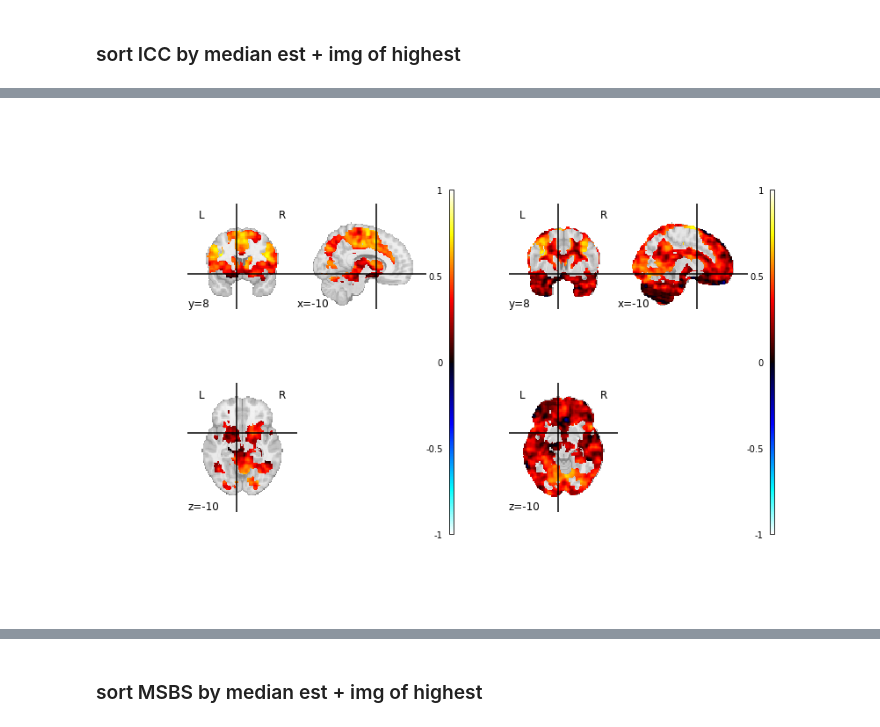
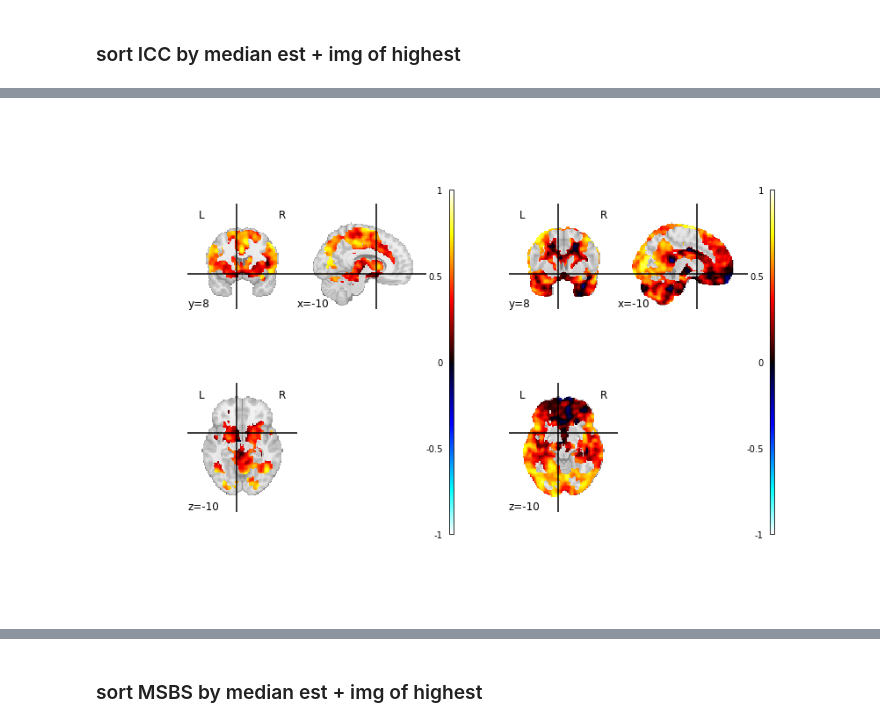
Before and after one commit to demidenm/Multiverse_Reliability, a Jupyter notebook: Stage2_Code/sherlock_session-analyses.ipynb, the cells around one changed output, grey strips where cells are left out. Cells and saved outputs as stored; diff of their text form; code cells hidden in the pictures.

```diff
--- a/Stage2_Code/sherlock_session-analyses.ipynb
+++ b/Stage2_Code/sherlock_session-analyses.ipynb
@@ -257,15 +311,10 @@ df_icc_sub.sort_values(by='median_est', ascending=False)
 240 rows × 6 columns
 # %%
 icc_maps = [icc_supra_imgs, icc_sub_imgs]
-icc_img = 14
+icc_img = 144
 
-fig, axes = plt.subplots(1, 2, figsize=(12, 8))
-
-for i, map_type in enumerate(icc_maps):
-    plotting.plot_stat_map(map_type[icc_img], display_mode='tiled',
-                           cut_coords=(-10, 8, -10), vmax=1, axes=axes[i])
-plt.tight_layout()
-plt.show()
+plot_top_maps(imgs=icc_maps, img_index=icc_img,
+              coordinates=(-10, 8, -10), vmax=1)
 # %% [output]
-[figure, old version]
+[figure, new version]
 # %%
```
Also changed, not shown: parts of 25 cells of this notebook, 1 other file.
